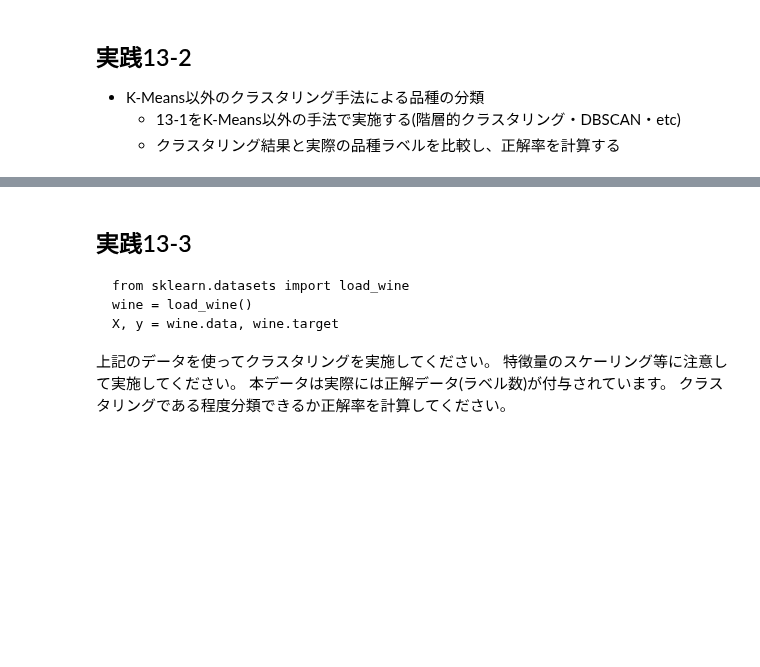
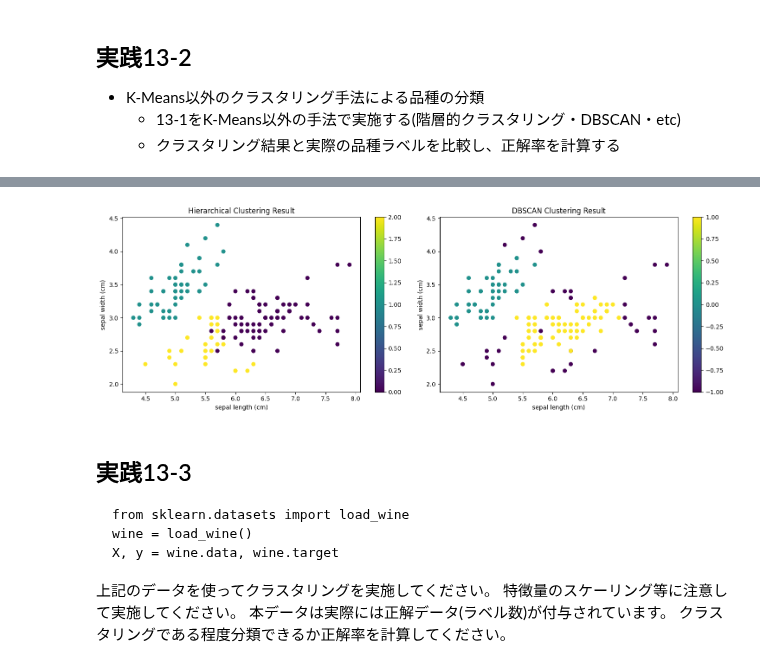
Before and after one commit to takashisuo/learning, a Jupyter notebook: samurai/ds_cource/13_machine_learning/宿題_解答8-15.ipynb, the cells around one changed output, grey strips where cells are left out. Saved outputs shown, nothing was run; the diff lists cells and outputs as text; code cells hidden in the pictures; blank space fills up the shorter version.

```diff
--- a/samurai/ds_cource/13_machine_learning/宿題_解答8-15.ipynb
+++ b/samurai/ds_cource/13_machine_learning/宿題_解答8-15.ipynb
@@ -605,3 +976,82 @@ y = iris.target
 * K-Means以外のクラスタリング手法による品種の分類
     * 13-1をK-Means以外の手法で実施する(階層的クラスタリング・DBSCAN・etc)
     * クラスタリング結果と実際の品種ラベルを比較し、正解率を計算する
+# %%
+import numpy as np
+import pandas as pd
+from sklearn.datasets import load_iris
+from sklearn.cluster import AgglomerativeClustering, DBSCAN
+from sklearn.metrics import accuracy_score, adjusted_rand_score
+from sklearn.preprocessing import StandardScaler
+import matplotlib.pyplot as plt
+
+# irisデータセットをロードする
+iris = load_iris()
+X = iris.data
+y = iris.target
+
+# データの標準化
+scaler = StandardScaler()
+X_scaled = scaler.fit_transform(X)
+
+# クラスタリング手法とそのパラメータを定義
+clustering_methods = [
+    ("Hierarchical", AgglomerativeClustering(n_clusters=3)),
+    ("DBSCAN", DBSCAN(eps=0.5, min_samples=5))
+]
+
+# 結果を格納するリスト
+results = []
+
+# 各クラスタリング手法を実行
+for name, method in clustering_methods:
+    # クラスタリングを実行
+    cluster_labels = method.fit_predict(X_scaled)
+
+    # クラスタ数を取得 (DBSCANの場合、-1はノイズポイントを表す)
+    n_clusters = len(set(cluster_labels)) - (1 if -1 in cluster_labels else 0)
+
+    # クラスタリング結果と実際の品種ラベルを比較し、正解率を計算する
+    # クラスタラベルと実際のラベルのマッピングを求める
+    label_mapping = {}
+    for i in range(n_clusters):
+        mask = (cluster_labels == i)
+        if np.sum(mask) > 0:  # クラスタが空でない場合のみマッピング
+            label_mapping[i] = np.argmax(np.bincount(y[mask]))
+
+    # マッピングを使用して予測ラベルを変換 (DBSCANのノイズポイントは-1のまま)
+    predicted_labels = np.array([label_mapping.get(label, -1) for label in cluster_labels])
+
+    # 正解率を計算 (ノイズポイントは除外)
+    mask = (predicted_labels != -1)
+    accuracy = accuracy_score(y[mask], predicted_labels[mask])
+
+    # Adjusted Rand Indexを計算
+    ari = adjusted_rand_score(y, cluster_labels)
+
+    results.append({
+        "Method": name,
+        "Accuracy": accuracy,
+        "ARI": ari,
+        "n_clusters": n_clusters,
+        "labels": cluster_labels
+    })
+
+    print(f"{name} Clustering:")
+    print(f"Number of clusters: {n_clusters}")
+    print(f"Accuracy: {accuracy:.2f}")
+    print(f"Adjusted Rand Index: {ari:.2f}")
+    print()
+
+# 結果の可視化 (最初の2つの特徴量を使用)
+fig, axes = plt.subplots(1, 2, figsize=(15, 5))
+for ax, result in zip(axes, results):
+    scatter = ax.scatter(X[:, 0], X[:, 1], c=result["labels"], cmap='viridis')
+    ax.set_xlabel(iris.feature_names[0])
+    ax.set_ylabel(iris.feature_names[1])
+    ax.set_title(f'{result["Method"]} Clustering Result')
+    plt.colorbar(scatter, ax=ax)
+
+plt.tight_layout()
+plt.show()
+# %% [output]
@@ -608,3 +1067,4 @@ y = iris.target
+[figure, added]
 # %% [markdown]
 ## 実践13-3
 
```
Also changed, not shown: parts of 24 cells of this notebook, 37 other files.
